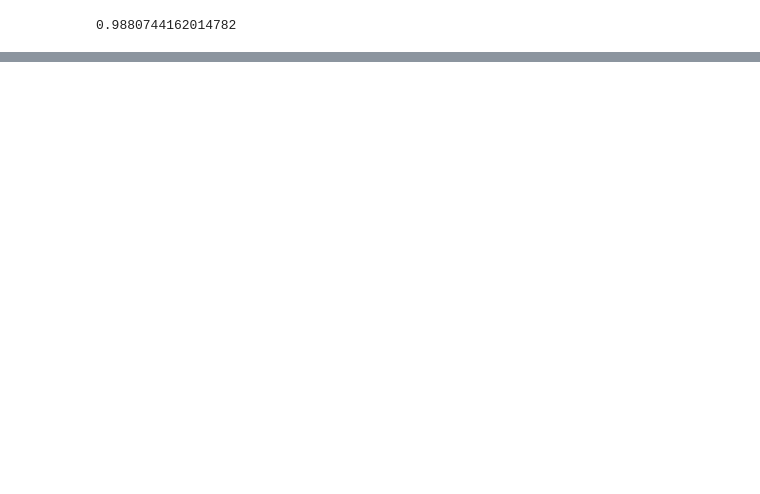
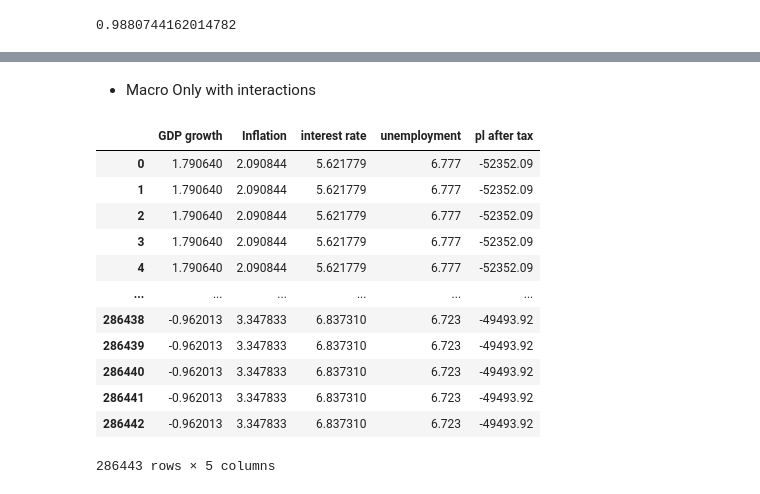
Before and after one commit to jakublaza/FCS-Zanders, a Jupyter notebook: FCS_code.ipynb, the cells around one changed output, grey strips where cells are left out. Cells and saved outputs as stored; diff of their text form; code cells hidden in the pictures; blank space fills up the shorter version.

```diff
--- a/FCS_code.ipynb
+++ b/FCS_code.ipynb
@@ -597,0 +729,2 @@ print(acc)
+# %%
+dfit = dfit.rename(columns={"Unnamed: 0": "status_year"})
@@ -597,0 +790,2 @@ print(acc)
+# %%
+dfit = dfit.rename(columns={"Unnamed: 0": "status_year"})
@@ -605,0 +950,4 @@ print(acc)
+# %% [markdown]
+* Macro Only with interactions
+# %%
+df_mm_it = df2[(df2['country_code'] == 'IT')].merge(dfit, on = 'status_year')
@@ -605,0 +958,18 @@ print(acc)
+# %%
+X = df_mm_it.iloc[:, -5:]
+# %%
+X
+# %% [output]
+|  | GDP growth | Inflation | interest rate | unemployment | pl after tax |
+| 0 | 1.790640 | 2.090844 | 5.621779 | 6.777 | -52352.09 |
+| 1 | 1.790640 | 2.090844 | 5.621779 | 6.777 | -52352.09 |
+| 2 | 1.790640 | 2.090844 | 5.621779 | 6.777 | -52352.09 |
+| 3 | 1.790640 | 2.090844 | 5.621779 | 6.777 | -52352.09 |
+| 4 | 1.790640 | 2.090844 | 5.621779 | 6.777 | -52352.09 |
+| ... | ... | ... | ... | ... | ... |
+| 286438 | -0.962013 | 3.347833 | 6.837310 | 6.723 | -49493.92 |
+| 286439 | -0.962013 | 3.347833 | 6.837310 | 6.723 | -49493.92 |
+| 286440 | -0.962013 | 3.347833 | 6.837310 | 6.723 | -49493.92 |
+| 286441 | -0.962013 | 3.347833 | 6.837310 | 6.723 | -49493.92 |
+| 286442 | -0.962013 | 3.347833 | 6.837310 | 6.723 | -49493.92 |
+286443 rows × 5 columns
```
Also changed, not shown: parts of 92 cells of this notebook, 6 other files.
